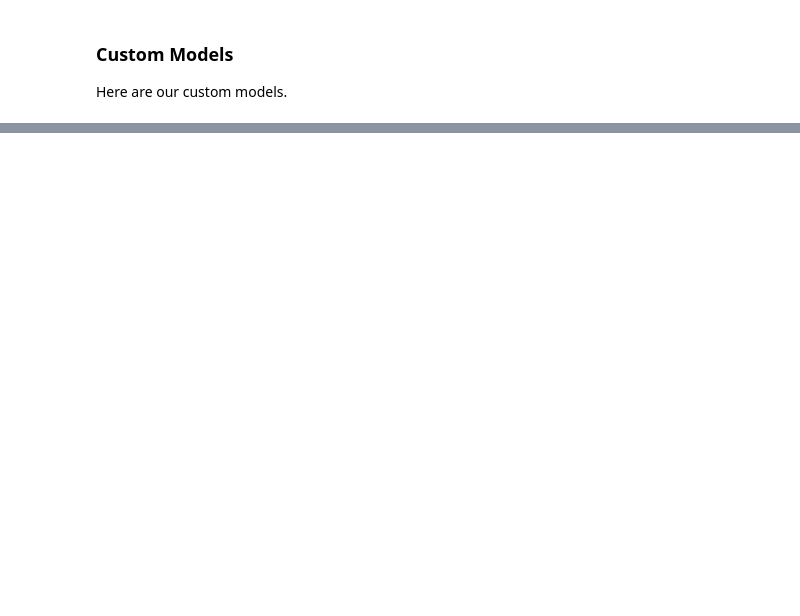
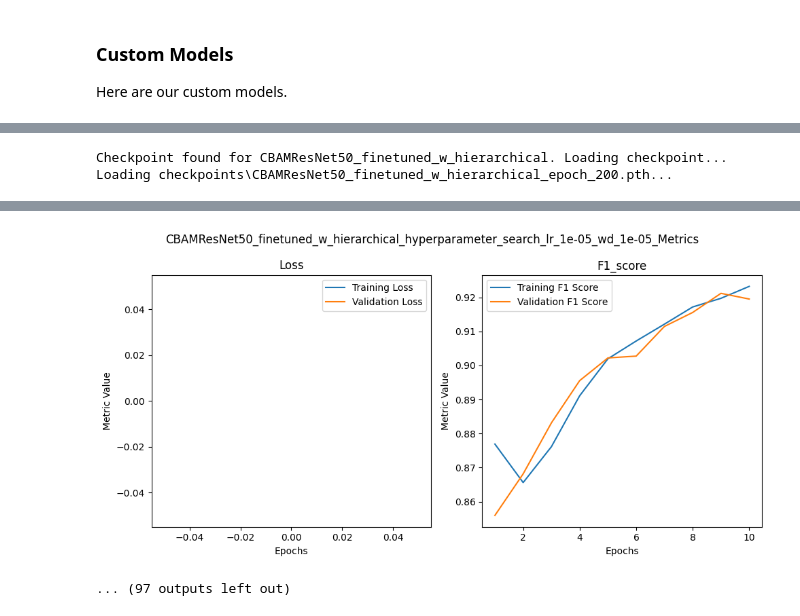
Before and after one commit to LHJJosh/DeepDementiaDetect, a Jupyter notebook: oasis_3_notebook.ipynb, the cells around one changed output, grey strips where cells are left out. Saved outputs shown, nothing was run; the diff lists cells and outputs as text; code cells hidden in the pictures; blank space fills up the shorter version.

```diff
--- a/oasis_3_notebook.ipynb
+++ b/oasis_3_notebook.ipynb
@@ -433,11 +456,16 @@ Train set size: 40863
 Validation set size: 11675
 Test set size: 5838
 # %%
-def load_model(model, model_name, model_type='best'):
+def load_model(model, model_name, model_type='best', epoch_start=1):
     if model_type=='best':
         model_path = os.path.join('checkpoints/', f'best_{model_name}.pth')
+    elif model_type=='latest':
+        model_path = os.path.join(glob('checkpoints/' + f'{model_name}_epoch_*.pth')[-1])
     else:
-        model_path = os.path.join(glob('checkpoints/' + f'{model_name}_epoch_*.pth')[-1])
+        model_path = os.path.join(glob('checkpoints/' + f'{model_name}_epoch_epoch_start.pth')[-1])
+
+    print(f"Checkpoint found for {model_name}. Loading checkpoint...")
+    print(f'Loading {model_path}...')
     checkpoint = torch.load(model_path)
     model.load_state_dict(checkpoint)
 
@@ -507,7 +535,8 @@ class HierarchicalCrossEntropyLoss(nn.Module):
         total_loss = healthy_dementia_loss + dementia_loss
         return total_loss
 # %%
-def train_model(model, transform=None, num_epochs=20, model_name='model', training=False, early_stopping=True, early_stopping_patience=10, adjuster=1, tag=''):
+def train_model(model, transform=None, num_epochs=20, model_name='model', training=False, early_stopping=True, early_stopping_patience=10, adjuster=1, tag='', epoch_start=-1):
+    torch.use_deterministic_algorithms(False)
     best_val_f1 = 0
     best_model = None
     epochs_no_improve = 0  # Counter for epochs with no improvement
@@ -517,14 +546,15 @@ def train_model(model, transform=None, num_epochs=20, model_name='model', traini
 
     checkpoint_path = os.path.join('checkpoints/', f'best_{model_name}.pth')
     if not training and os.path.exists(checkpoint_path):
-        print(f"Checkpoint found for {model_name}. Loading checkpoint...")
         model = load_model(model, model_name)
         model.eval()  # Set the model to evaluation mode
         return model
 
     if training and os.path.exists(checkpoint_path):
-        print(f"Checkpoint found for {model_name}. Loading checkpoint...")
-        model = load_model(model, model_name, model_type='latest')
+        if epoch_start !=-1:
+            model = load_model(model, model_name, model_type='latest', epoch_start=epoch_start)
+        else:
+            model = load_model(model, model_name, model_type='latest')
 
     if tag != '':
         model_name += tag
@@ -639,6 +669,7 @@ def train_model(model, transform=None, num_epochs=20, model_name='model', traini
     return best_model
 # %%
 def evaluate_model(model, dataloader, device, transform=None):
+    torch.use_deterministic_algorithms(True)
     model.eval()  # Set the model to evaluation mode
     all_labels = []
     all_predictions = []
@@ -1661,0 +1738,56 @@ torch.cuda.empty_cache()
+# %%
+import numpy as np
+import os
+import pandas as pd
+from torch import optim
+
+# Define the ranges for the hyperparameters
+learning_rates = np.logspace(-5, -2, num=10, base=10)  # 10 values between 1e-5 and 1e-2, logarithmically spaced
+weight_decays = np.logspace(-5, -2, num=10, base=10)  # Similar range for weight_decay
+
+best_f1_score = -1  # Initialize the best f1 score
+best_lr = None
+best_wd = None
+
+for lr in learning_rates:
+    for wd in weight_decays:
+        tag = f'_hyperparameter_search_lr_{lr}_wd_{wd}'
+
+        # Load model
+        model = CBAMResNet(num_classes=4)
+
+        # Define the loss function and optimizer
+        criterion = HierarchicalCrossEntropyLoss(weight=weights_tensor)
+        optimizer = optim.Adam(model.parameters(), lr=lr, betas=(0.9, 0.999), weight_decay=wd)
+
+        # Train the model
+        model_name='CBAMResNet50_finetuned_w_hierarchical'
+        metric_history = metric_history = {'val_loss': [], 'val_f1': [], 'train_loss': [], 'train_f1': []}
+        model = train_model(model, model_name=model_name, num_epochs=10, early_stopping=False, tag=tag, epoch_start=200, training=True)
+        model_name='CBAMResNet50_finetuned_w_hierarchical' + tag
+
+        # Evaluate
+        overall_accuracy, class_accuracies, f1, recall, precision = evaluate_model(model, test_dataloader, device)
+
+        # Save the best model if it has the highest F1 score
+        if f1 > best_f1_score:
+            best_f1_score = f1
+            best_lr = lr
+            best_wd = wd
+            # Optionally save the model, metrics, or any other important data here
+
+        # Convert metric history to a DataFrame and save to a CSV file
+        metric_df = pd.DataFrame(metric_history)
+        csv_file_path = os.path.join('checkpoints/', f'{model_name}_metrics.csv')
+        if not os.path.exists(csv_file_path):
+            metric_df.to_csv(csv_file_path, index=False)
+        else:
+            metric_df.to_csv(csv_file_path, mode='a', header=False, index=False)
+
+        # Optionally, plot metrics
+        plot_metrics_from_csv(model_name, title=model_name + '_Metrics', ylabel='Metric Value')
+
+print(f'Best F1 Score: {best_f1_score} with Learning Rate: {best_lr} and Weight Decay: {best_wd}')
+# %% [output]
+Checkpoint found for CBAMResNet50_finetuned_w_hierarchical. Loading checkpoint...
+Loading checkpoints\CBAMResNet50_finetuned_w_hierarchical_epoch_200.pth...
@@ -1661,0 +1829,2 @@ torch.cuda.empty_cache()
+[figure, added]
+... (97 outputs left out)
```
Also changed, not shown: parts of 23 cells of this notebook, 1 other file.
